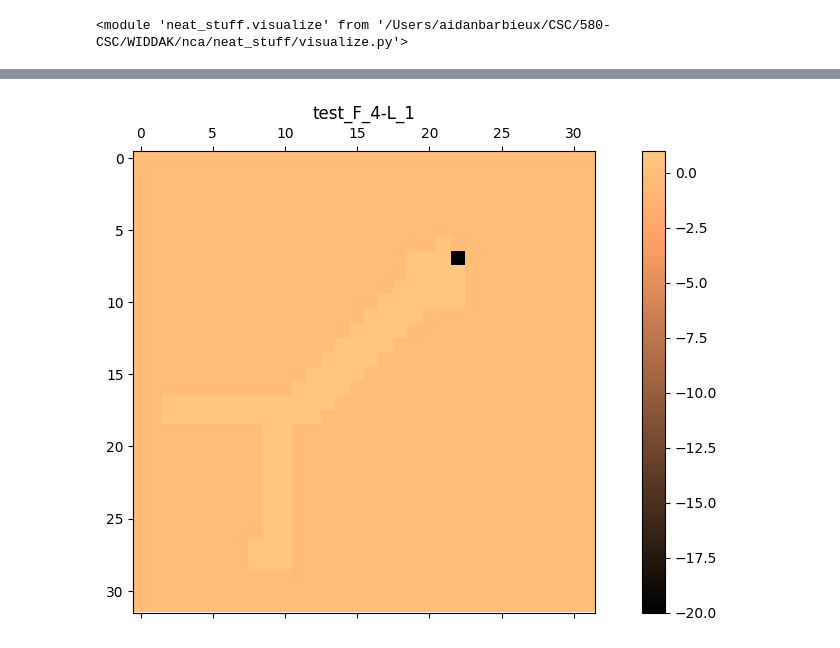
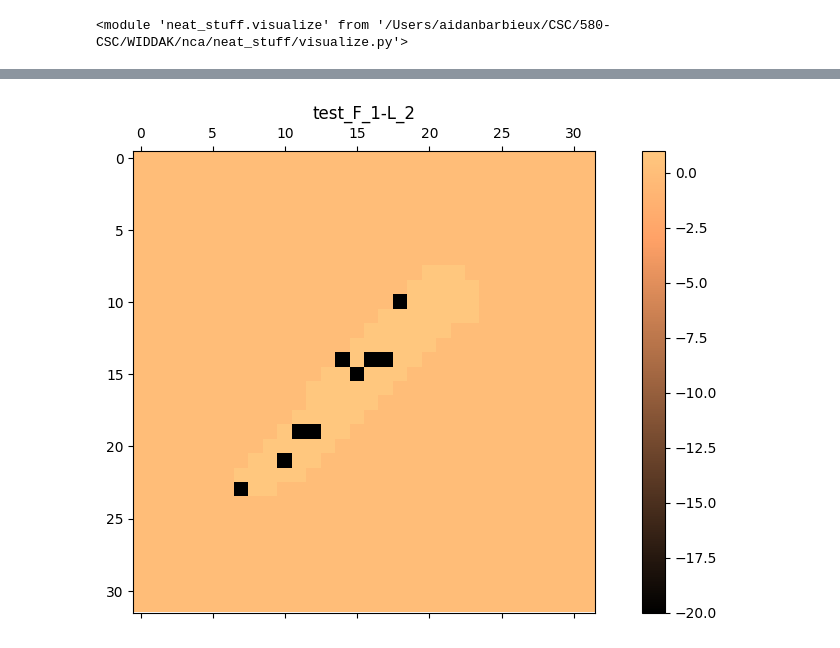
Before and after one commit to abarbieu/slime_mold_nca, a Jupyter notebook: slime.ipynb, the cells around one changed output, grey strips where cells are left out. Drawn from its saved outputs; the diff is of its cells as text; code cells hidden in the pictures.

```diff
--- a/slime.ipynb
+++ b/slime.ipynb
@@ -109,6 +116,6 @@ ENVIRONMENT: test_F_4-L_1
 [figure]
 ... (18 outputs left out)
 # %%
-tenv = tenvs['4']['1']
+tenv = tenvs['1']['2']
 tenv.display()
 # %% [output]
@@ -117,0 +131,11 @@ ENVIRONMENT: test_F_4-L_1
+# %%
+FOOD_RATE = 0.0
+von_n = (np.array([-1,  0,  0, 1]),
+         np.array([0, -1,  1,  0]))  # Von Neumann neighborhood indices
+
+tenv.channels[tenv.hidden_i] *= 0
+
+road_inds = (tenv.channels[tenv.life_i] * (tenv.channels[tenv.food_i] <= 0)).nonzero()
+tenv.channels[tenv.hidden_i, road_inds[0],road_inds[1]] = 10     # Fill resevoirs
+
+# tenv.display(channels=[0,2])
@@ -117,0 +170,4 @@ ENVIRONMENT: test_F_4-L_1
+# %%
+victims = np.random.randint(0,len(road_inds[0]),int(len(road_inds[0])/10.0))
+tenv.channels[tenv.hidden_i, road_inds[0][victims], road_inds[1][victims]] = 2
+tenv.display(channels=[2])
@@ -118,44 +199,60 @@ ENVIRONMENT: test_F_4-L_1
 # %%
-von_n = (np.array([-1,  0,  0, 1]),
-         np.array([0, -1,  1,  0]))  # Von Neumann neighborhood indices
+tenv.start_new_video(channels = (tenv.life_i,tenv.hidden_i), cmaps=(cm.gray,cm.hot))
+start_sum = tenv.channels[tenv.hidden_i].sum()
+stp=0
+for _ in range(10): # 'Harm' 10 cells
+    victim = np.random.randint(0,len(road_inds[0]))
+    victim = (road_inds[0][victim], road_inds[1][victim])
+    tenv.channels[tenv.hidden_i,victim[0],victim[1]] = 1 # Draw from one resevoir
 
-tenv.channels[tenv.hidden_i] *= 0
-life_inds = tenv.channels[tenv.life_i].nonzero()
-# food_inds = (tenv.channels[tenv.food_i]).nonzero()
-tenv.channels[tenv.hidden_i,life_inds[0],life_inds[1]] = 1 # Fill resevoirs
-# tenv.channels[tenv.hidden_i,life_inds]
-
-# victim = np.random.randint(0,len(life_inds[0]))
-# victim = (life_inds[0][victim],life_inds[1][victim])
-# tenv.channels[tenv.hidden_i,victim[0],victim[1]] = -5 # Draw from one resevoir
-# tenv.display(channels=[tenv.hidden_i])
-
-
-tenv.start_new_video(channels = (tenv.life_i,tenv.hidden_i), cmaps=(cm.gray,cm.hot))
-
-for _ in range(10): # draw from 10 cells
-    victim = np.random.randint(0,len(life_inds[0]))
-    victim = (life_inds[0][victim],life_inds[1][victim])
-    tenv.channels[tenv.hidden_i,victim[0],victim[1]] = -20 # Draw from one resevoir
-    tenv.display(channels=[tenv.hidden_i])
+    # tenv.display(channels=[tenv.hidden_i])
     # Propogate draw for 10 moves:
     for f in range(10):
-        neg_cells = ((tenv.channels[tenv.hidden_i] < 1) * (tenv.channels[tenv.life_i] > 0)).nonzero()
+        neg_cells = ((tenv.channels[tenv.hidden_i] < 1) * (tenv.channels[tenv.life_i] > 0)).nonzero() # If cell is alive has has a depleted resevoir
         for i,j in zip(neg_cells[0],neg_cells[1]):
             for n in range(len(von_n[0])):
-                if tenv.channels[tenv.life_i,von_n[0][n] + i, von_n[1][n] + j]>0:
+                if tenv.channels[tenv.life_i,von_n[0][n] + i, von_n[1][n] + j] > 0: # If neigh has life
+                    tenv.channels[tenv.hidden_i, i, j] = min(tenv.channels[tenv.hidden_i, i, j]+ tenv.channels[tenv.food_i,i,j] * 0.25, 1)
+
                     val = tenv.channels[tenv.hidden_i, i, j]
                     nval = tenv.channels[tenv.hidden_i, von_n[0][n] + i, von_n[1][n] + j]
 
-                    tenv.channels[tenv.hidden_i, i, j] += (nval - val)/2
-                    tenv.channels[tenv.hidden_i, von_n[0][n] + i, von_n[1][n] + j] += (val-nval)/2
-        if f%1 == 0:
-            tenv.channels[tenv.hidden_i, 0,0] = -20
-            tenv.add_state_to_video()
-            tenv.channels[tenv.hidden_i, 0,0] = 0
+                    # rprint(str((nval - val)/2 - (val - nval)/2))
+                    # if val<nval:
+                    #     tenv.channels[tenv.hidden_i, i, j] = nval
+                    #     tenv.channels[tenv.hidden_i, von_n[0][n] + i, von_n[1][n] + j] = val
+                        # tenv.channels[tenv.hidden_i, i, j] += (nval - val)/2
+                        # tenv.channels[tenv.hidden_i, von_n[0][n] + i, von_n[1][n] + j] += (val-nval)/2
+                    stp+=1
+                    if stp%50 == 0:
+                        tenv.add_state_to_video()
+            # print()
+            # rprint(str(start_res - tenv.channels[tenv.hidden_i].sum()))
+
+# for f in range(20):
+#     neg_cells = ((tenv.channels[tenv.hidden_i] < 1) * (tenv.channels[tenv.life_i] > 0)).nonzero() # If cell is alive has has a depleted resevoir
+#     for i,j in zip(neg_cells[0],neg_cells[1]):
+#         for n in range(len(von_n[0])):
+#             if tenv.channels[tenv.life_i,von_n[0][n] + i, von_n[1][n] + j] > 0: # If neigh has life
+#                 # tenv.channels[tenv.hidden_i, i, j] = min(tenv.channels[tenv.hidden_i, i, j] + tenv.channels[tenv.food_i,i,j] * 0.25, 1)
+#                 val = tenv.channels[tenv.hidden_i, i, j]
+#                 nval = tenv.channels[tenv.hidden_i, von_n[0][n] + i, von_n[1][n] + j]
+
+#                 tenv.channels[tenv.hidden_i, i, j] += (nval - val)/2
+#                 tenv.channels[tenv.hidden_i, von_n[0][n] + i, von_n[1][n] + j] += (val-nval)/2
+#                 stp+=1
+
+#                 if f%50 == 0:
+#                     tenv.channels[tenv.hidden_i, 0,0] = -5
+#                     tenv.add_state_to_video()
+#                     tenv.channels[tenv.hidden_i, 0, 0] = 0
+tenv.display(channels=[2])
+
+        # rprint(str(start_res - tenv.channels[tenv.hidden_i].sum()))
+
+# tenv.display(channels=(tenv.food_i, tenv.life_i, tenv.hidden_i), cmaps=(cm.copper,cm.gray,cm.hot))
     # if f%1 == 0:
     #     tenv.channels[tenv.hidden_i, 0,0] = -5
     #     tenv.add_state_to_video()
     #     tenv.channels[tenv.hidden_i, 0,0] = 0
-# tenv.display(channels=[tenv.hidden_i])
 # %% [output]
@@ -172 +260 @@ ENVIRONMENT: test_F_4-L_1
-[figure, old version]
+[figure, new version]
```
Also changed, not shown: parts of 15 cells of this notebook, 1 other file.
